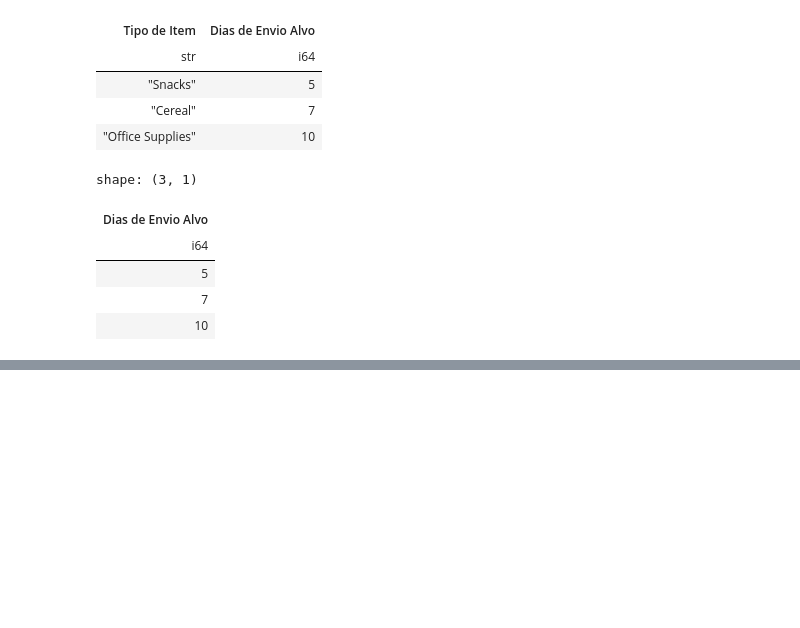
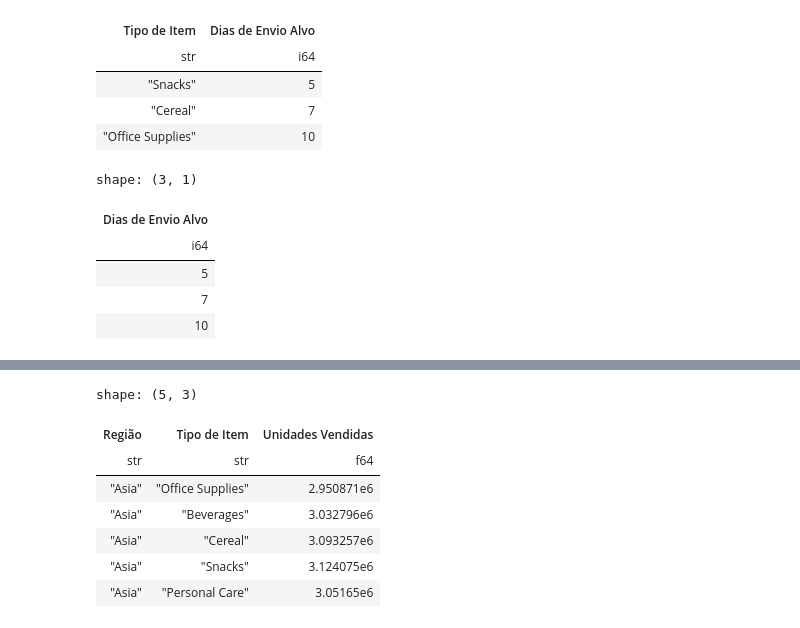
Before and after one commit to daniellcferreira/polars_data_analysis, a Jupyter notebook: polars_data.ipynb, the cells around one changed output, grey strips where cells are left out. Cells and saved outputs as stored; diff of their text form; code cells hidden in the pictures; blank space fills up the shorter version.

```diff
--- a/polars_data.ipynb
+++ b/polars_data.ipynb
@@ -606,0 +704,19 @@ shape: (1_530, 21)
+# %%
+# Despivotando os dados
+
+df_unpivot_course = df_pivot_course.unpivot(
+    ["Office Supplies","Beverages", "Cereal", "Snacks", "Personal Care"],  # Colunas a transformar em linhas
+    index=["Região"],                                                      # Coluna fixa (região)
+    variable_name="Tipo de Item",                                          # Nova coluna com os nomes das categorias
+    value_name="Unidades Vendidas"                                         # Nova coluna com os valores
+)
+df_unpivot_course
+# %% [output]
+shape: (5, 3)
+| Região | Tipo de Item | Unidades Vendidas |
+| str | str | f64 |
+| "Asia" | "Office Supplies" | 2.950871e6 |
+| "Asia" | "Beverages" | 3.032796e6 |
+| "Asia" | "Cereal" | 3.093257e6 |
+| "Asia" | "Snacks" | 3.124075e6 |
+| "Asia" | "Personal Care" | 3.05165e6 |
```
Also changed, not shown: parts of 22 cells of this notebook.
